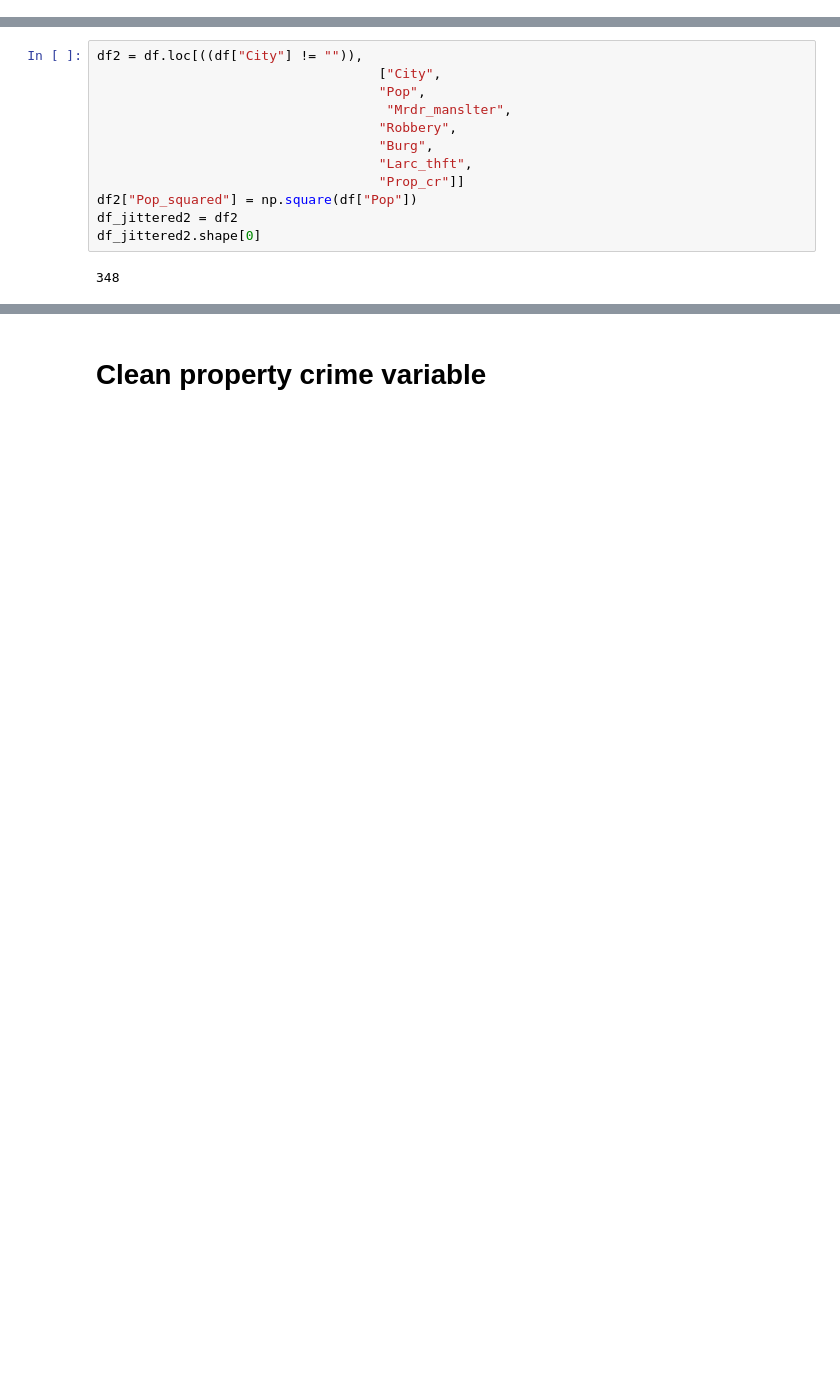
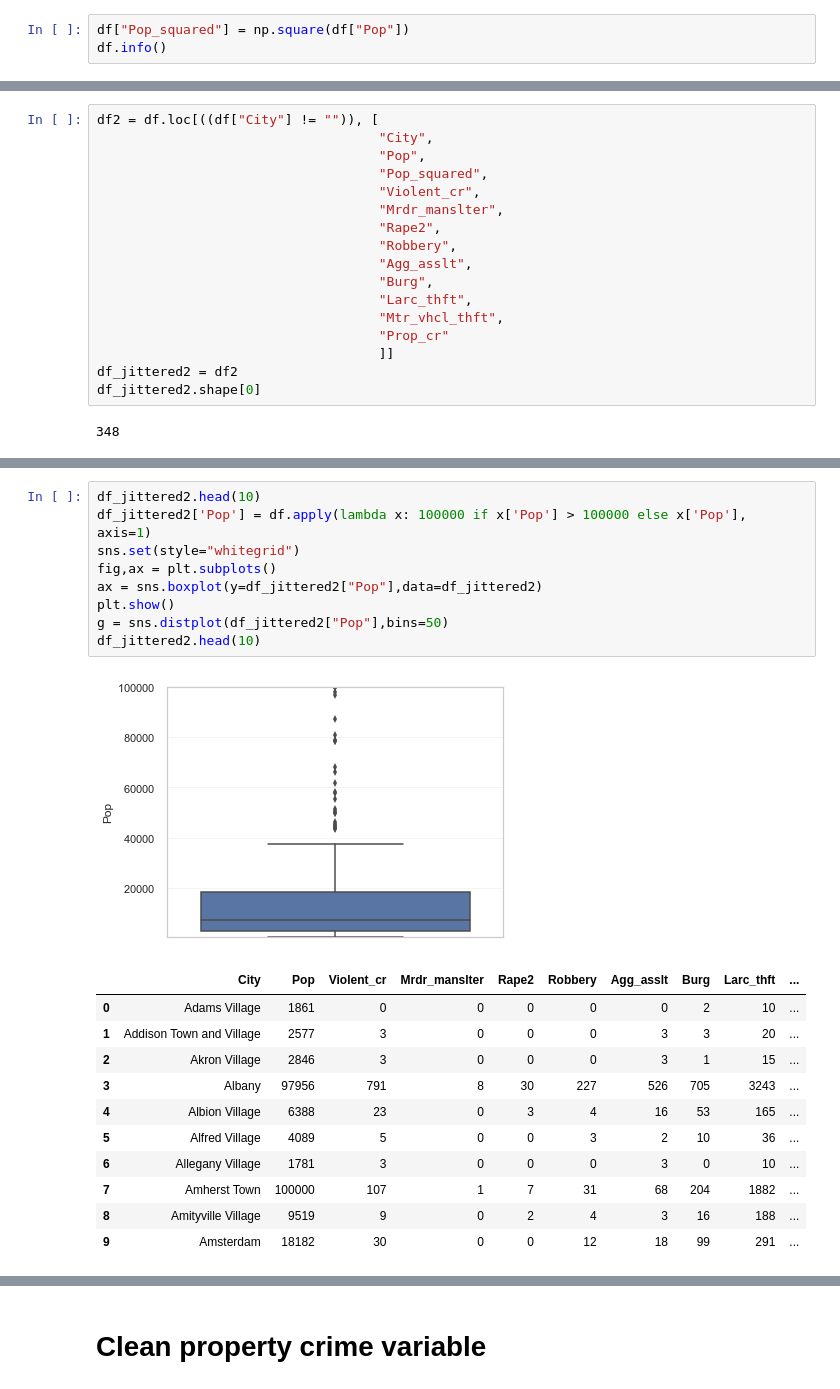
Before and after one commit to frendy1/Data-Science, a Jupyter notebook: FExcellent_DS_2_4_4.ipynb, the cells around one changed output, grey strips where cells are left out. Saved outputs shown, nothing was run; the diff lists cells and outputs as text; blank space fills up the shorter version.

```diff
--- a/FExcellent_DS_2_4_4.ipynb
+++ b/FExcellent_DS_2_4_4.ipynb
@@ -136,3 +136,6 @@ df = df.astype({
                 'Mtr_vhcl_thft':'int64',
                 'Arson3':'int64'
                 })
+# %%
+df["Pop_squared"] = np.square(df["Pop"])
+df.info()
@@ -160,15 +199,20 @@ memory usage: 35.4+ KB
 # %% [markdown]
 # Select data to play with
 # %%
-df2 = df.loc[((df["City"] != "")),
-                                    ["City",
+df2 = df.loc[((df["City"] != "")), [
+                                    "City",
                                     "Pop",
-                                     "Mrdr_manslter",
+                                    "Pop_squared",
+                                    "Violent_cr",
+                                    "Mrdr_manslter",
+                                    "Rape2",
                                     "Robbery",
+                                    "Agg_asslt",
                                     "Burg",
                                     "Larc_thft",
-                                    "Prop_cr"]]
-df2["Pop_squared"] = np.square(df["Pop"])
+                                    "Mtr_vhcl_thft",
+                                    "Prop_cr"
+                                    ]]
 df_jittered2 = df2
 df_jittered2.shape[0]
 # %% [output]
@@ -175,0 +234,22 @@ df_jittered2.shape[0]
+# %%
+df_jittered2.head(10)
+df_jittered2['Pop'] = df.apply(lambda x: 100000 if x['Pop'] > 100000 else x['Pop'], axis=1)
+sns.set(style="whitegrid")
+fig,ax = plt.subplots()
+ax = sns.boxplot(y=df_jittered2["Pop"],data=df_jittered2)
+plt.show()
+g = sns.distplot(df_jittered2["Pop"],bins=50)
+df_jittered2.head(10)
+# %% [output]
+[figure, added]
+|  | City | Pop | Violent_cr | Mrdr_manslter | Rape2 | Robbery | Agg_asslt | Burg | Larc_thft | ... |
+| 0 | Adams Village | 1861 | 0 | 0 | 0 | 0 | 0 | 2 | 10 | ... |
+| 1 | Addison Town and Village | 2577 | 3 | 0 | 0 | 0 | 3 | 3 | 20 | ... |
+| 2 | Akron Village | 2846 | 3 | 0 | 0 | 0 | 3 | 1 | 15 | ... |
+| 3 | Albany | 97956 | 791 | 8 | 30 | 227 | 526 | 705 | 3243 | ... |
+| 4 | Albion Village | 6388 | 23 | 0 | 3 | 4 | 16 | 53 | 165 | ... |
+| 5 | Alfred Village | 4089 | 5 | 0 | 0 | 3 | 2 | 10 | 36 | ... |
+| 6 | Allegany Village | 1781 | 3 | 0 | 0 | 0 | 3 | 0 | 10 | ... |
+| 7 | Amherst Town | 100000 | 107 | 1 | 7 | 31 | 68 | 204 | 1882 | ... |
+| 8 | Amityville Village | 9519 | 9 | 0 | 2 | 4 | 3 | 16 | 188 | ... |
+| 9 | Amsterdam | 18182 | 30 | 0 | 0 | 12 | 18 | 99 | 291 | ... |
```
Also changed, not shown: parts of 53 cells of this notebook.
